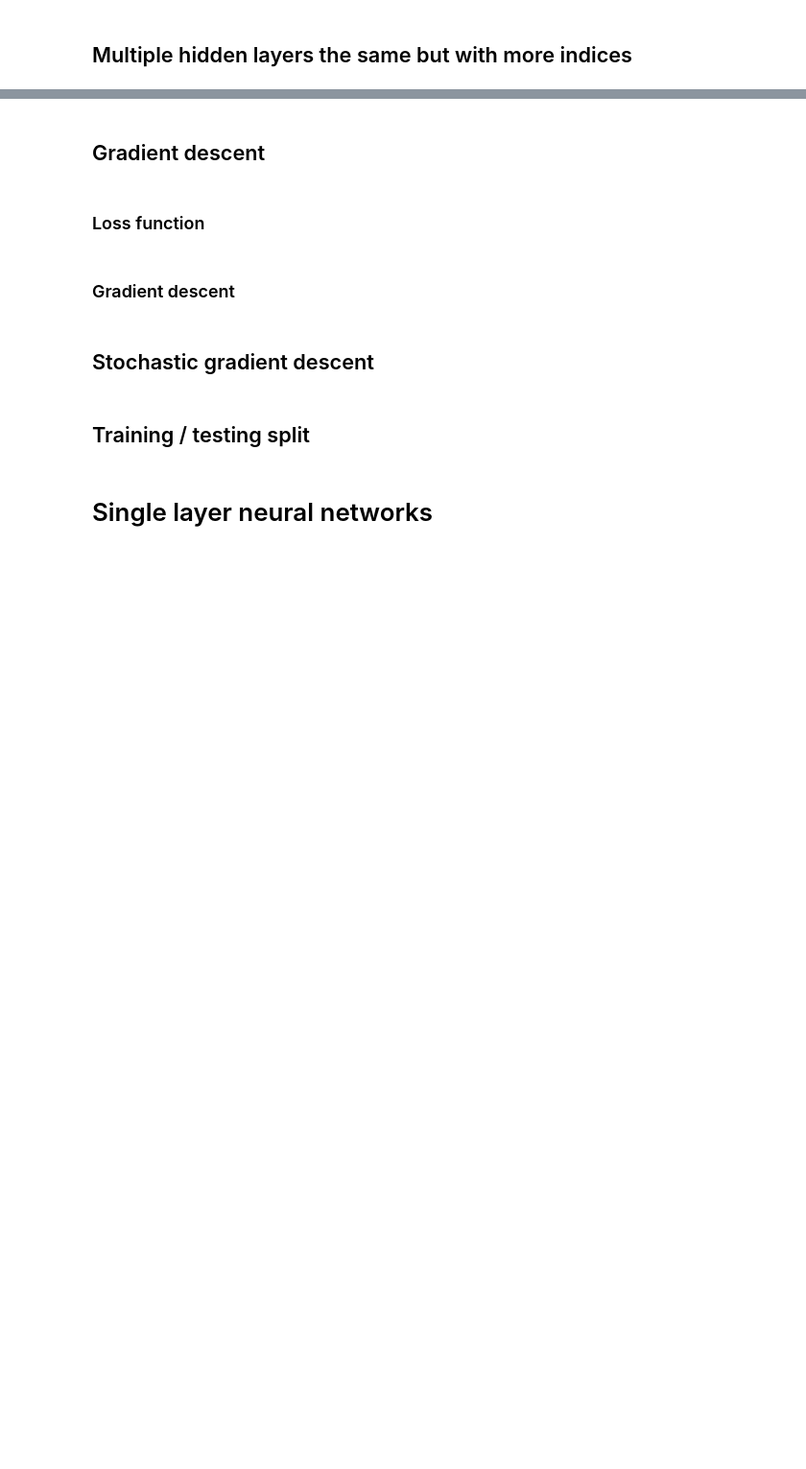
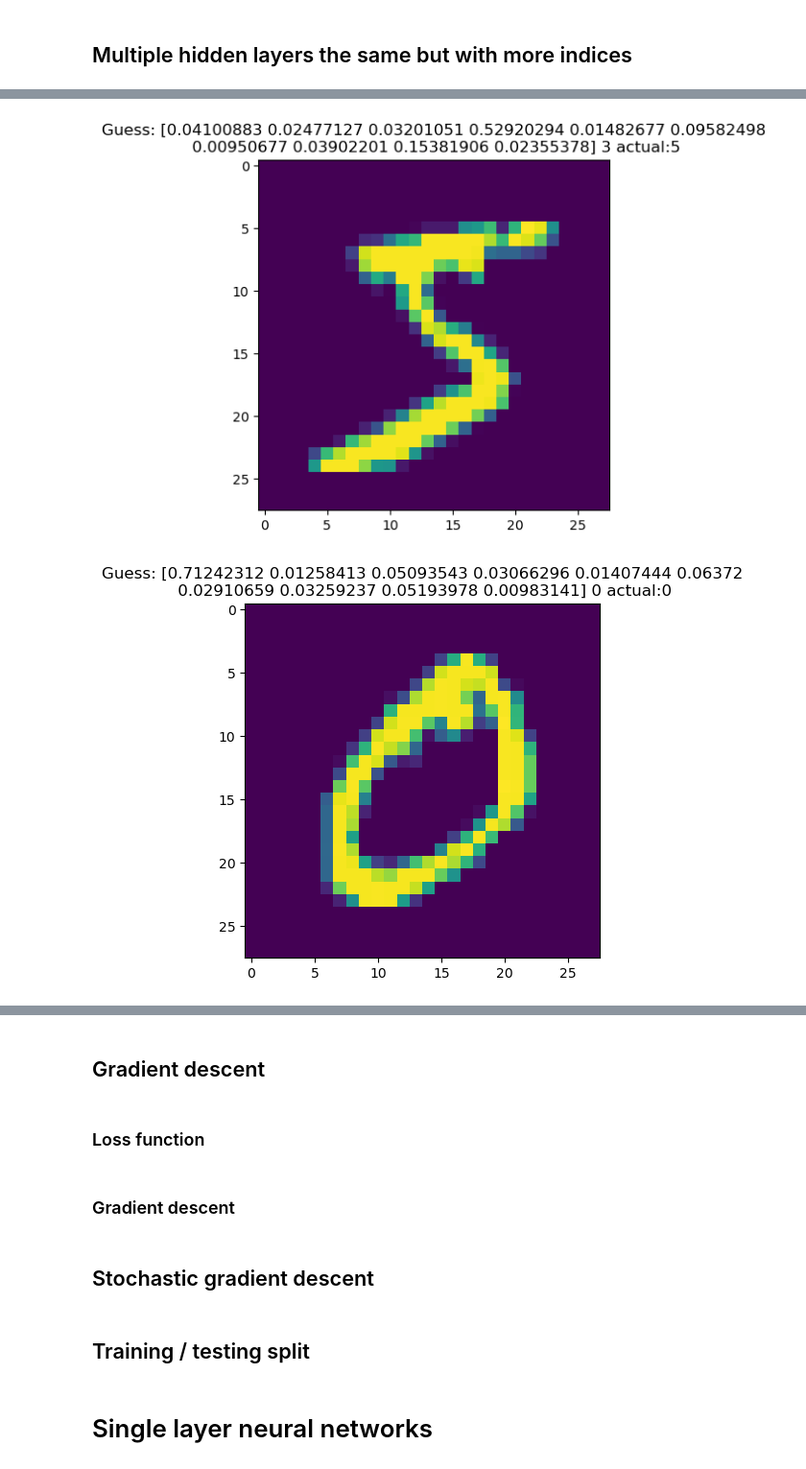
Before and after one commit to dave452/ML_LinearReg, a Jupyter notebook: Regression_NN.ipynb, the cells around one changed output, grey strips where cells are left out. Shown at 96% size. Saved outputs shown, nothing was run; the diff lists cells and outputs as text; code cells hidden in the pictures; blank space fills up the shorter version.

```diff
--- a/Regression_NN.ipynb
+++ b/Regression_NN.ipynb
@@ -621,0 +782,3 @@ Forward prop a
+# %%
+aL_train = nn_a.forward_prop_set(x_train)
+aL_test = nn_a.forward_prop_set(x_test)
@@ -621,0 +791,8 @@ Forward prop a
+# %%
+for i in range(10):
+    plt.imshow(x_train[i].reshape(im_width, im_height))
+    plt.title('Guess: ' + str(aL_train[i]) + ' '+str(aL_train[i].argmax())+ ' actual:'+ str(y_train[i].argmax()))
+    plt.show()
+# %% [output]
+[figure, added]
+[figure, added]
```
Also changed, not shown: parts of 51 cells of this notebook.
